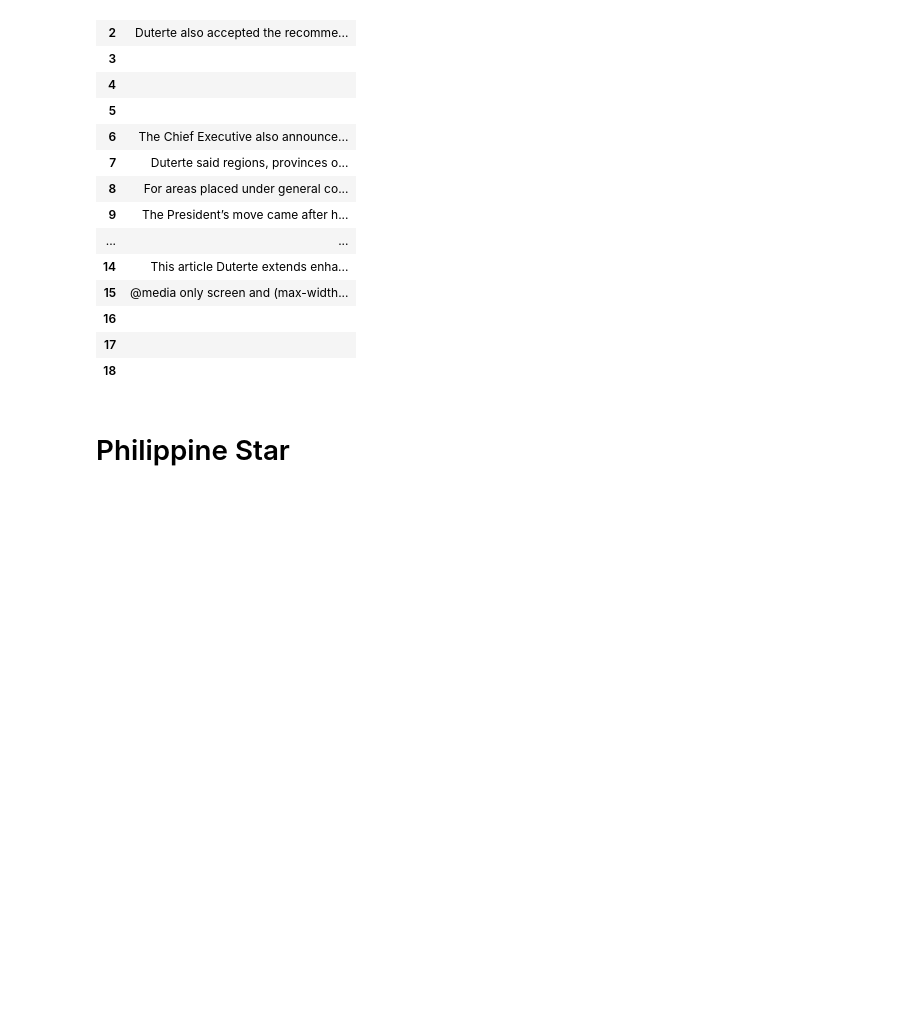
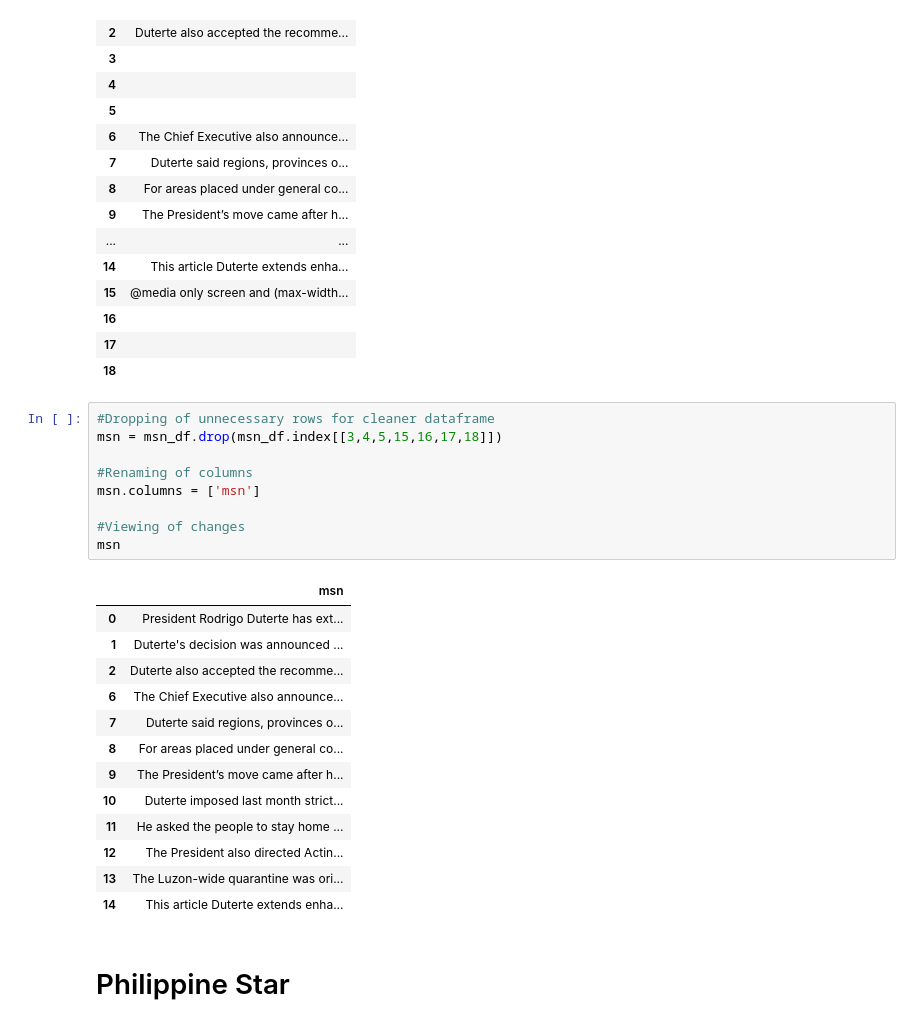
Before and after one commit to isidorachavez/ECQ-Text-Analysis, a Jupyter notebook: News Info.ipynb, the cells around one changed output. Cells and saved outputs as stored; diff of their text form; blank space fills up the shorter version.

```diff
--- a/News Info.ipynb
+++ b/News Info.ipynb
@@ -90,6 +117,29 @@ msn_df
 | 16 |  |
 | 17 |  |
 | 18 |  |
+# %%
+#Dropping of unnecessary rows for cleaner dataframe
+msn = msn_df.drop(msn_df.index[[3,4,5,15,16,17,18]])
+
+#Renaming of columns
+msn.columns = ['msn']
+
+#Viewing of changes
+msn
+# %% [output]
+|  | msn |
+| 0 | President Rodrigo Duterte has ext... |
+| 1 | Duterte's decision was announced ... |
+| 2 | Duterte also accepted the recomme... |
+| 6 | The Chief Executive also announce... |
+| 7 | Duterte said regions, provinces o... |
+| 8 | For areas placed under general co... |
+| 9 | The President’s move came after h... |
+| 10 | Duterte imposed last month strict... |
+| 11 | He asked the people to stay home ... |
+| 12 | The President also directed Actin... |
+| 13 | The Luzon-wide quarantine was ori... |
+| 14 | This article Duterte extends enha... |
 # %% [markdown]
 # Philippine Star
 # %%
```
Also changed, not shown: parts of 4 cells of this notebook.
